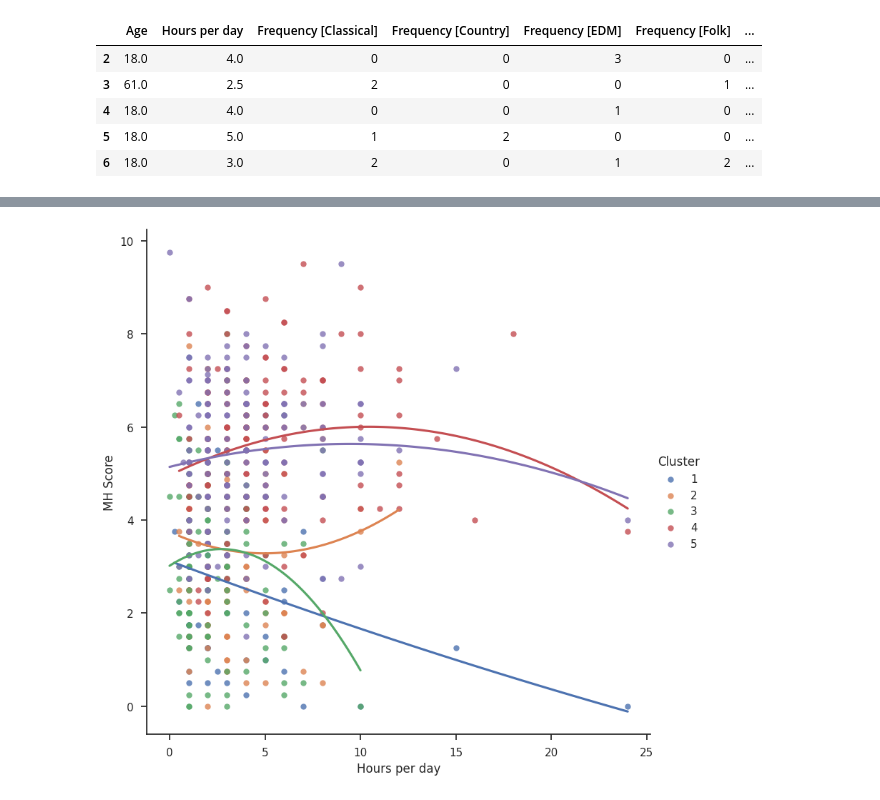
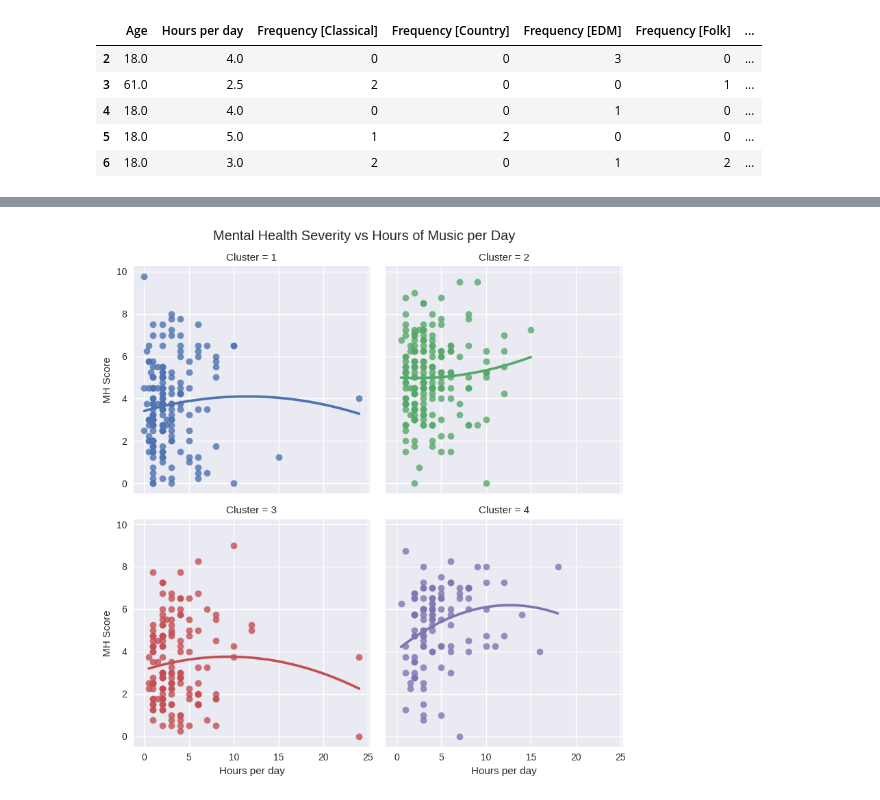
Before and after one commit to tanyakuznetsova/Music_Mental_Health, a Jupyter notebook: Cluster_Analysis_Music_Mental_Health.ipynb, the cells around one changed output, grey strips where cells are left out. Cells and saved outputs as stored; diff of their text form; code cells hidden in the pictures.

```diff
--- a/Cluster_Analysis_Music_Mental_Health.ipynb
+++ b/Cluster_Analysis_Music_Mental_Health.ipynb
@@ -180,8 +173,7 @@ Using the elbow method, we can see that the law of diminishing returns kicks in
 # %%
-from sklearn.cluster import KMeans
-n_clusters = 5
+n_clusters = kl.elbow
 kmeans = KMeans(n_clusters = n_clusters,
-                random_state = 100,
+                random_state = 42,
                 init='k-means++',
                 n_init = 'auto')
 # %%
@@ -454,17 +468,19 @@ clustered_data.head()
 | 5 | 18.0 | 5.0 | 1 | 2 | 0 | 0 | ... |
 | 6 | 18.0 | 3.0 | 2 | 0 | 1 | 2 | ... |
 # %%
-sns.set(style="ticks")
+plt.style.use('seaborn-v0_8')
 
 #scatter plot for each cluster with regression line
-sns.lmplot(x="Age",
-           y="MH Score",
-           data=clustered_data,
-           hue='Cluster',
-           #col='Cluster', # uncomment for individual cluster plots
-           order = 2, #polynomial trend line, comment out for linear
-           ci=None, aspect=1,
-           height=8)
+grid = sns.lmplot(x="Age", y="MH Score",
+                  data=clustered_data,
+                  hue='Cluster',
+                  col_wrap=2, #creates grid
+                  col='Cluster', # (un)comment for individual cluster plots
+                  order = 2, #polynomial trend line, comment out for linear
+                  ci=None, aspect=1,
+                  height=4)
+
+grid.fig.suptitle('Mental Health Severity vs Age', y=1.02)
 
 plt.show()
 # %% [output]
@@ -472,14 +488,15 @@ plt.show()
 # %%
-sns.lmplot(x="Hours per day",
-           y="MH Score",
-           data=clustered_data,
-           hue='Cluster',
-           #col='Cluster', # uncomment for individual cluster plots
-           order = 2,  #polynomial trend line, comment out for linear
-           ci=None,
-           aspect=1,
-           height=8)
+grid_2 = sns.lmplot(x="Hours per day",
+                    y="MH Score",
+                    data=clustered_data,
+                    hue='Cluster',
+                    col_wrap=2,
+                    col='Cluster', # (un)comment for individual cluster plots
+                    order = 2,  #polynomial trend line, comment out for linear
+                    ci=None, aspect=1,
+                    height=4)
 
+grid_2.fig.suptitle('Mental Health Severity vs Hours of Music per Day', y=1.02)
 plt.show()
 # %% [output]
-[figure, old version]
+[figure, new version]
```
Also changed, not shown: parts of 50 cells of this notebook.
